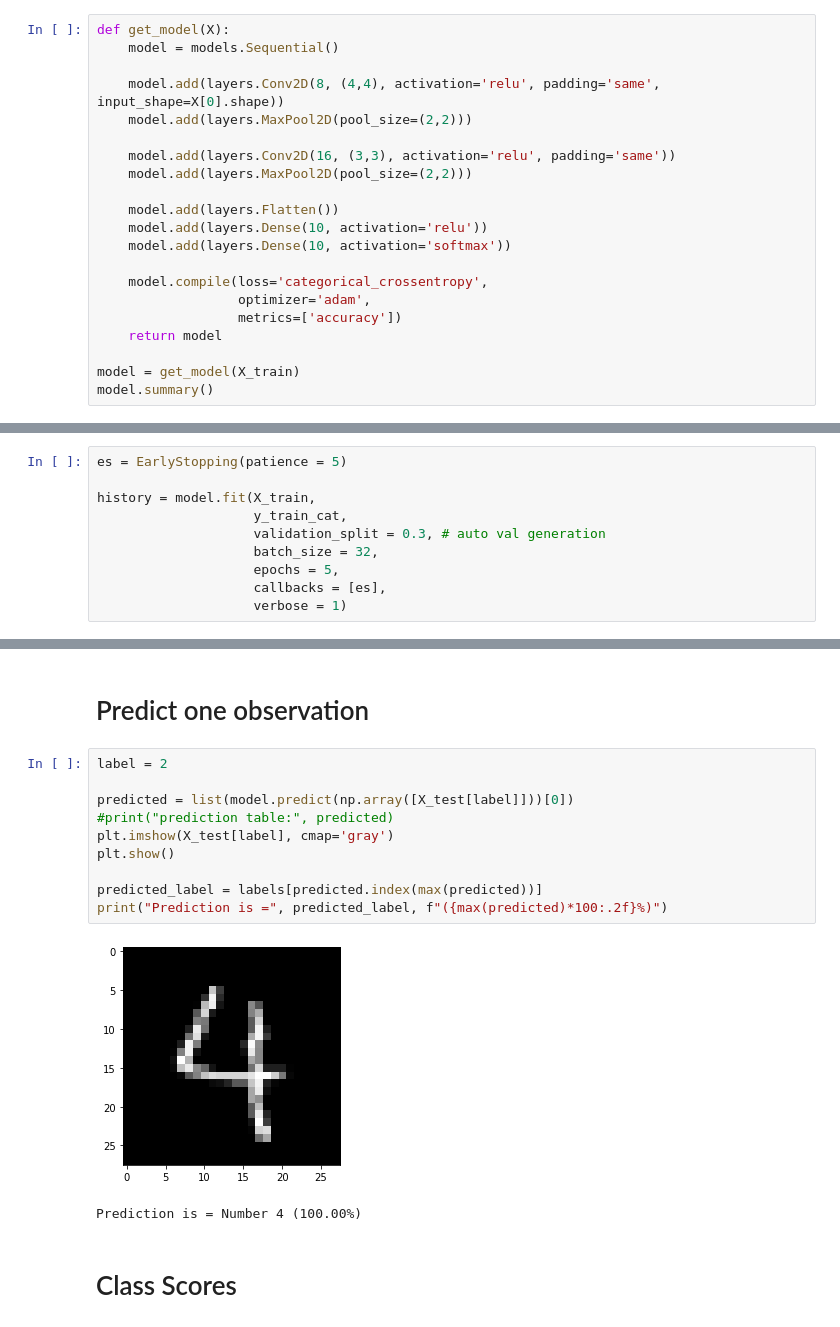
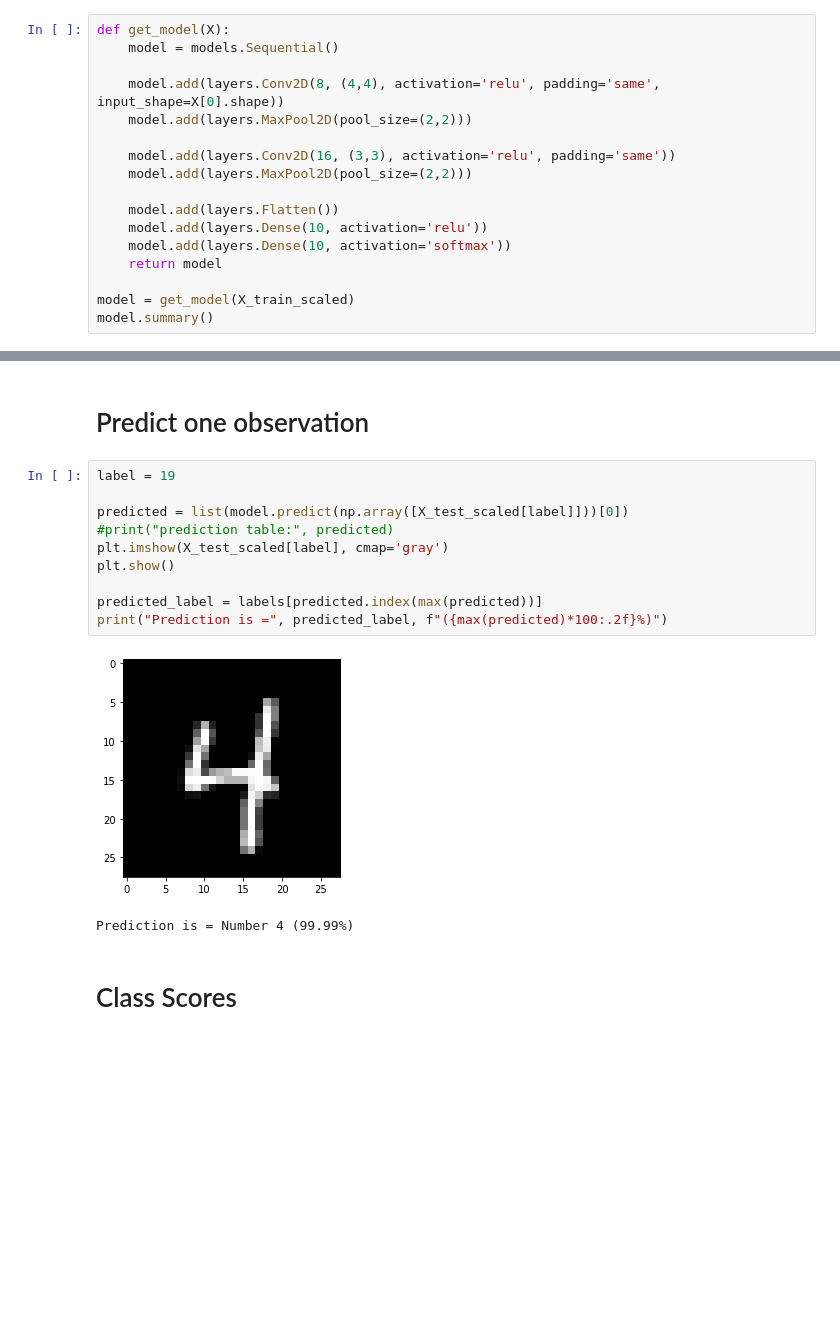
Before and after one commit to 0r4nd/HandwritingRecognition, a Jupyter notebook: notebooks/HandwritingRecognition.ipynb, the cells around one changed output, grey strips where cells are left out. Drawn from its saved outputs; the diff is of its cells as text; blank space fills up the shorter version.

```diff
--- a/notebooks/HandwritingRecognition.ipynb
+++ b/notebooks/HandwritingRecognition.ipynb
@@ -192,12 +202,8 @@ def get_model(X):
     model.add(layers.Flatten())
     model.add(layers.Dense(10, activation='relu'))
     model.add(layers.Dense(10, activation='softmax'))
-
-    model.compile(loss='categorical_crossentropy',
-                  optimizer='adam',
-                  metrics=['accuracy'])
     return model
 
-model = get_model(X_train)
+model = get_model(X_train_scaled)
 model.summary()
 # %% [output]
@@ -220,13 +226,3 @@ Non-trainable params: 0
 _________________________________________________________________
 # %% [markdown]
 # Train
-# %%
-es = EarlyStopping(patience = 5)
-
-history = model.fit(X_train,
-                    y_train_cat,
-                    validation_split = 0.3, # auto val generation
-                    batch_size = 32,
-                    epochs = 5,
-                    callbacks = [es],
-                    verbose = 1)
@@ -290,18 +332,18 @@ array([[2.7195664e-11, 4.5100788e-11, 6.7509951e-08, ..., 9.9995542e-01,
 # %% [markdown]
 # Predict one observation
 # %%
-label = 2
+label = 19
 
-predicted = list(model.predict(np.array([X_test[label]]))[0])
+predicted = list(model.predict(np.array([X_test_scaled[label]]))[0])
 #print("prediction table:", predicted)
-plt.imshow(X_test[label], cmap='gray')
+plt.imshow(X_test_scaled[label], cmap='gray')
 plt.show()
 
 predicted_label = labels[predicted.index(max(predicted))]
 print("Prediction is =", predicted_label, f"({max(predicted)*100:.2f}%)")
 # %% [output]
-[figure, old version]
+[figure, new version]
-Prediction is = Number 4 (100.00%)
+Prediction is = Number 4 (99.99%)
 # %% [markdown]
 # Class Scores
 # %%
```
Also changed, not shown: parts of 16 cells of this notebook.
